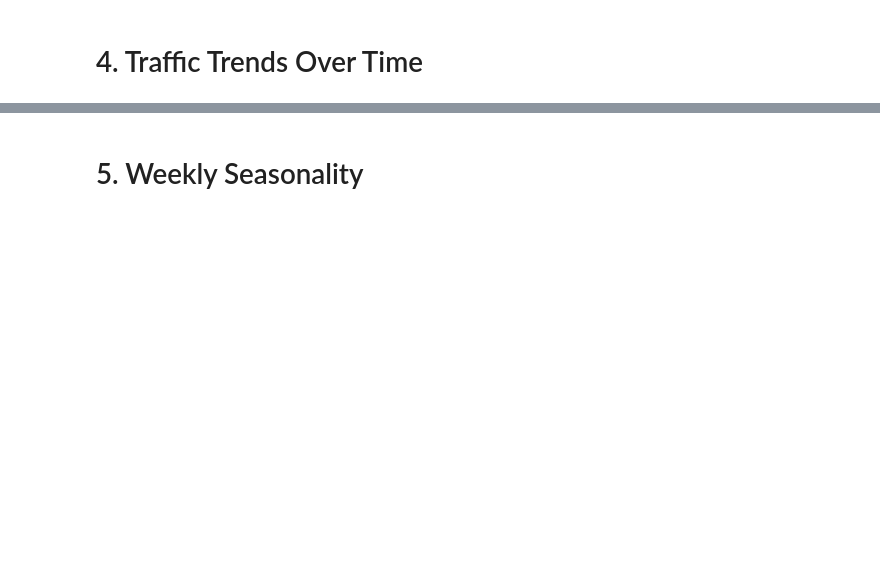
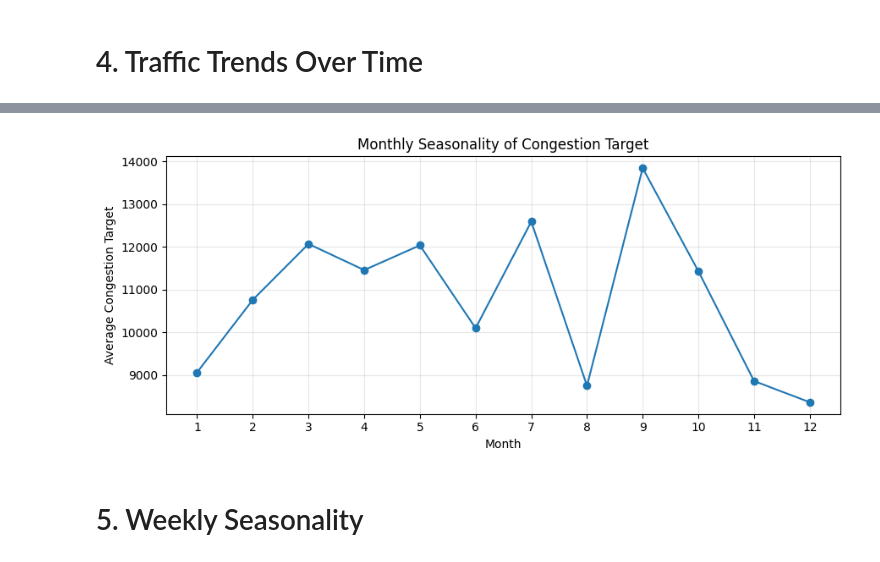
Before and after one commit to manavparikh19/unfc-capstone-traffic-forecasting, a Jupyter notebook: notebooks/03_eda_traffic_data.ipynb, the cells around one changed output, grey strips where cells are left out. Cells and saved outputs as stored; diff of their text form; code cells hidden in the pictures; blank space fills up the shorter version.

```diff
--- a/notebooks/03_eda_traffic_data.ipynb
+++ b/notebooks/03_eda_traffic_data.ipynb
@@ -123,2 +136,21 @@ The yearly profile summarizes medium-term changes in congestion intensity. Any p
+# %%
+monthly = (
+    df.dropna(subset=["date", "congestion_target"])
+      .assign(month=df["date"].dt.month)
+      .groupby("month", as_index=False)["congestion_target"]
+      .mean()
+)
+
+plt.figure(figsize=(9, 4))
+plt.plot(monthly["month"], monthly["congestion_target"], marker="o")
+plt.xticks(range(1, 13))
+plt.title("Monthly Seasonality of Congestion Target")
+plt.xlabel("Month")
+plt.ylabel("Average Congestion Target")
+plt.grid(alpha=0.3)
+plt.tight_layout()
+plt.show()
+# %% [output]
+[figure, added]
 # %% [markdown]
 # 5. Weekly Seasonality
```
Also changed, not shown: parts of 35 cells of this notebook, 4 other files.
